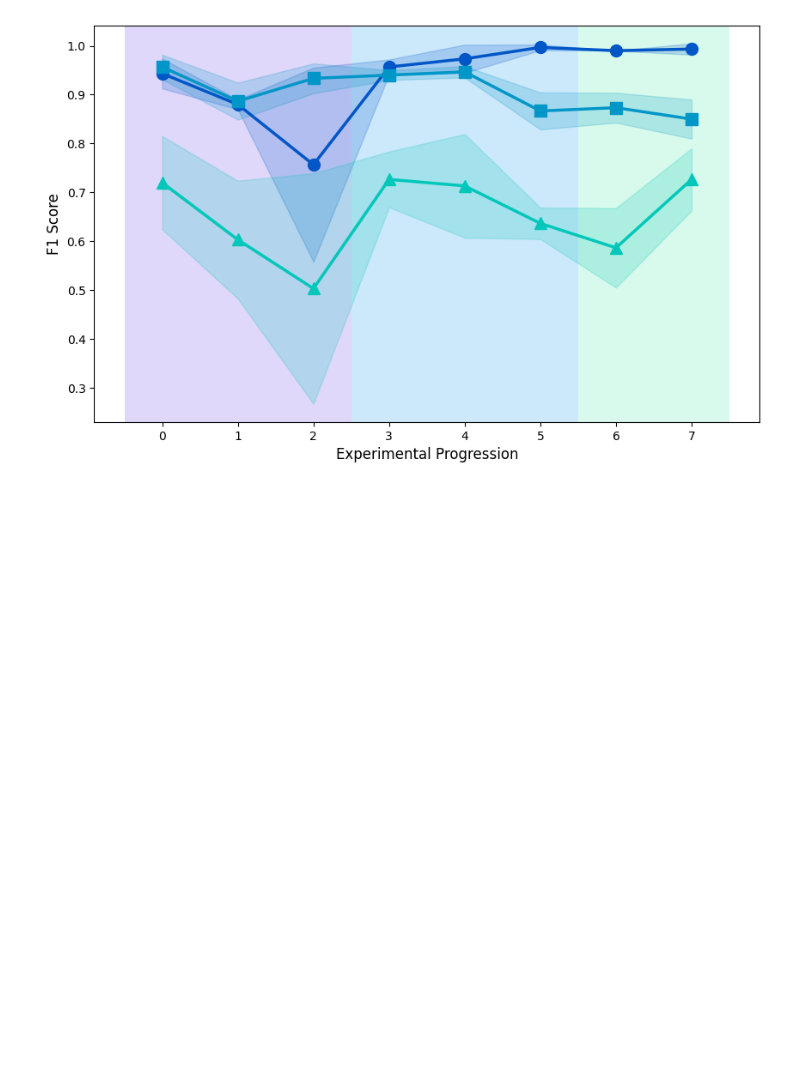
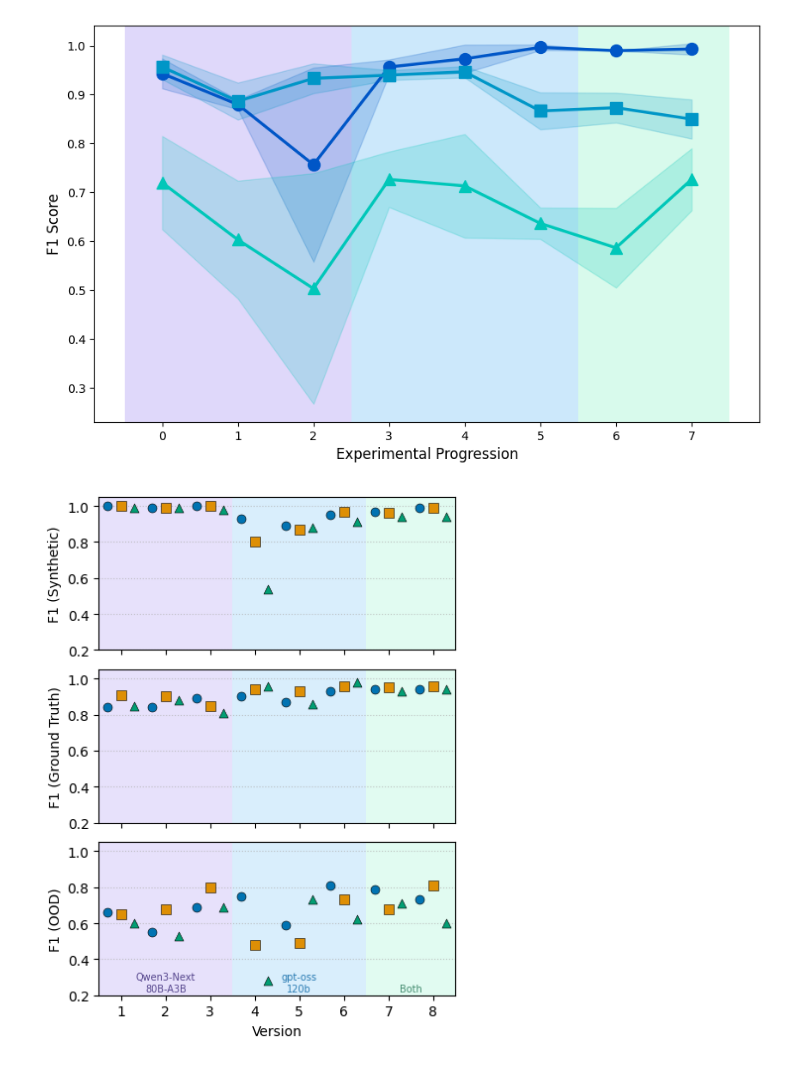
Before and after one commit to h4rz3rk4s3/geometry-of-ignorance, a Jupyter notebook: data_mixture_vis.ipynb, the cells around one changed output. Cells and saved outputs as stored; diff of their text form; code cells hidden in the pictures; blank space fills up the shorter version.

```diff
--- a/data_mixture_vis.ipynb
+++ b/data_mixture_vis.ipynb
@@ -171,3 +176,90 @@ plt.show()
 # %% [output]
 ValueError: The number of FixedLocator locations (8), usually from a call to set_ticks, does not match the number of labels (3).
 [figure]
+# %%
+# --- config -----------------------------------------------------------
+datasets = [("F1_synthetic", "Synthetic"),
+            ("F1_ground_truth", "Ground Truth"),
+            ("F1_OOD", "OOD")]
+
+models  = ["roberta-base", "roberta-large", "modernbert-base"]
+labels_ = {"roberta-base": "RoBERTa-Base",
+           "roberta-large": "RoBERTa-Large",
+           "modernbert-base": "ModernBERT-Base"}
+markers = {"roberta-base": "o", "roberta-large": "s", "modernbert-base": "^"}
+mcolors = {"roberta-base": "#0173B2",      # colorblind-safe
+           "roberta-large": "#DE8F05",
+           "modernbert-base": "#029E73"}
+offset  = {"roberta-base": -0.3, "roberta-large": 0.0, "modernbert-base": 0.3}
+
+gen_spans = [(1, 3, "#603CE6"), (4, 6, "#008FEC"), (7, 8, "#3CE6A2")]  # final_version groups
+
+gen_labels = [(1, 3, "#2F1D70", "Qwen3-Next\n80B-A3B"),
+              (4, 6, "#0060A1", "gpt-oss\n120b"),
+              (7, 8, "#1D704F", "Both")]
+
+versions = [1, 2, 3, 4, 5, 6, 7, 8]                 # final_version values
+v_to_x   = {v: i for i, v in enumerate(versions)}   # map version -> x position
+
+# --- plot --------------------------------------------------------------
+fig, axes = plt.subplots(3, 1, figsize=(4.5, 6.0), sharex=True)
+
+for ax, (col, label) in zip(axes, datasets):
+    ax.margins(x=0)
+    # generator background shading (convert version range -> x range)
+    for lo, hi, c in gen_spans:
+        ax.axvspan(v_to_x[lo] - 0.5, v_to_x[hi] + 0.5,
+                   alpha=0.15, facecolor=c, zorder=0)
+
+    for m in models:
+        sub = df_data_paper[df_data_paper["base_model"] == m].sort_values("final_version")
+        xs  = sub["final_version"].map(v_to_x).values + offset[m]
+        ax.scatter(xs, sub[col].values,
+                   marker=markers[m], s=42, color=mcolors[m],
+                   edgecolors="black", linewidths=0.4,
+                   label=labels_[m], zorder=3)
+
+    # per-version mean as a thin gray dash
+    # means = df_data_paper.groupby("final_version")[col].mean()
+    # mx    = [v_to_x[v] for v in means.index]
+    # ax.scatter(mx, means.values, marker="_", s=220, color="#555555",
+    #            linewidths=1.2, zorder=2,
+    #            label="Mean" if label == "Synthetic" else None)
+
+    ax.set_ylabel(f"F1 ({label})", fontsize=10)
+    ax.set_ylim(0.2, 1.05)
+    ax.tick_params(labelsize=10)
+    ax.grid(axis="y", alpha=0.7, linestyle=":", zorder=1)
+
+    #ax.spines['top'].set_visible(False)
+    #ax.spines['right'].set_visible(False)
+    #ax.spines['bottom'].set_visible(False)
+    #ax.spines['left'].set_visible(False)
+
+axes[-1].set_xticks(range(len(versions)))
+axes[-1].set_xticklabels([f"{v}" for v in versions], fontsize=10)
+axes[-1].set_xlabel("Version", fontsize=10)
+
+
+for lo, hi, c, name in gen_labels:
+    mid = (v_to_x[lo] + v_to_x[hi]) / 2  # horizontal center of the span
+    axes[-1].text(
+        mid, 0.21,                          # x=center, y=just above ylim bottom
+        name,
+        ha="center", va="bottom",
+        fontsize=7,
+        color=c,
+        alpha=0.8,
+        zorder=4
+    )
+
+#handles, lbls = axes[0].get_legend_handles_labels()
+#fig.legend(handles, lbls, loc="upper center", ncol=2, fontsize=7.5,
+#           frameon=False, bbox_to_anchor=(0.5, 1.02))
+
+fig.tight_layout(rect=[0, 0, 1, 0.96])
+plt.savefig("all_non_knowledge_results/F1-scores-per-dataset-version-final.pdf",
+            bbox_inches="tight")
+plt.show()
+# %% [output]
+[figure, added]
```
Also changed, not shown: parts of 1 cell of this notebook, 2 other files.
